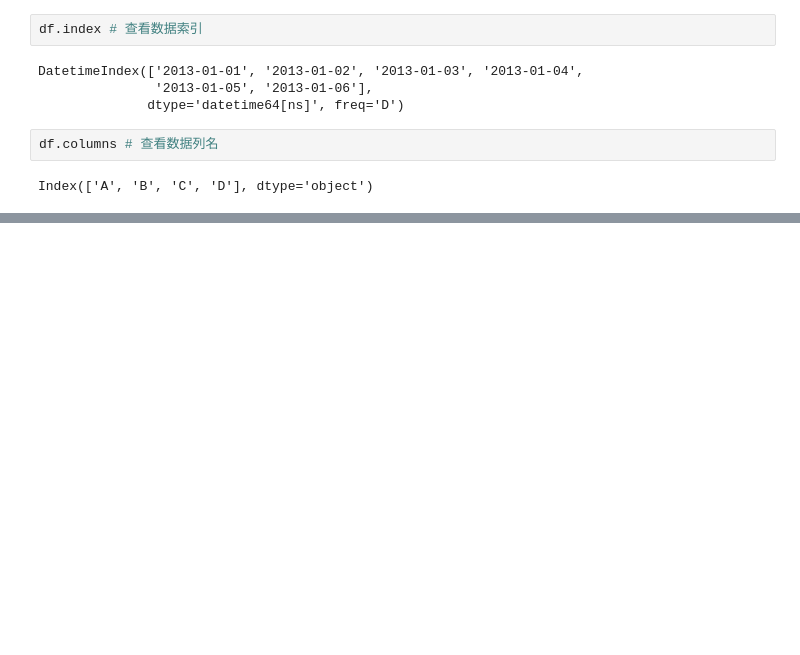
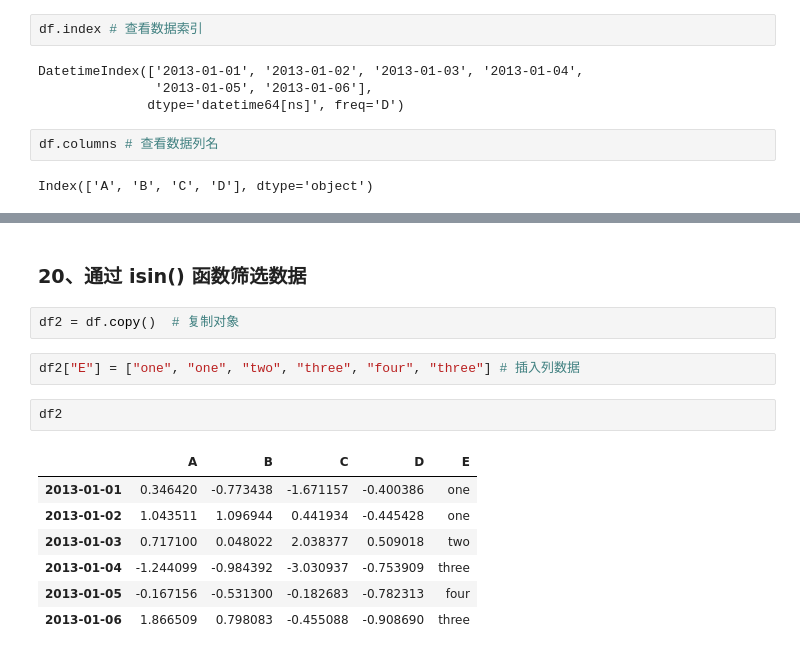
Before and after one commit to ingwant/Python-Pandas-Learn, a Jupyter notebook: Pandas-Learn.ipynb, the cells around one changed output, grey strips where cells are left out. Drawn from its saved outputs; the diff is of its cells as text; blank space fills up the shorter version.

```diff
--- a/Pandas-Learn.ipynb
+++ b/Pandas-Learn.ipynb
@@ -308,0 +425,16 @@ df["20130102":"20130103"]
+# %% [markdown]
+### 20、通过 isin() 函数筛选数据
+# %%
+df2 = df.copy()  # 复制对象
+# %%
+df2["E"] = ["one", "one", "two", "three", "four", "three"] # 插入列数据
+# %%
+df2
+# %% [output]
+|  | A | B | C | D | E |
+| 2013-01-01 | 0.346420 | -0.773438 | -1.671157 | -0.400386 | one |
+| 2013-01-02 | 1.043511 | 1.096944 | 0.441934 | -0.445428 | one |
+| 2013-01-03 | 0.717100 | 0.048022 | 2.038377 | 0.509018 | two |
+| 2013-01-04 | -1.244099 | -0.984392 | -3.030937 | -0.753909 | three |
+| 2013-01-05 | -0.167156 | -0.531300 | -0.182683 | -0.782313 | four |
+| 2013-01-06 | 1.866509 | 0.798083 | -0.455088 | -0.908690 | three |
```
Also changed, not shown: parts of 131 cells of this notebook.
